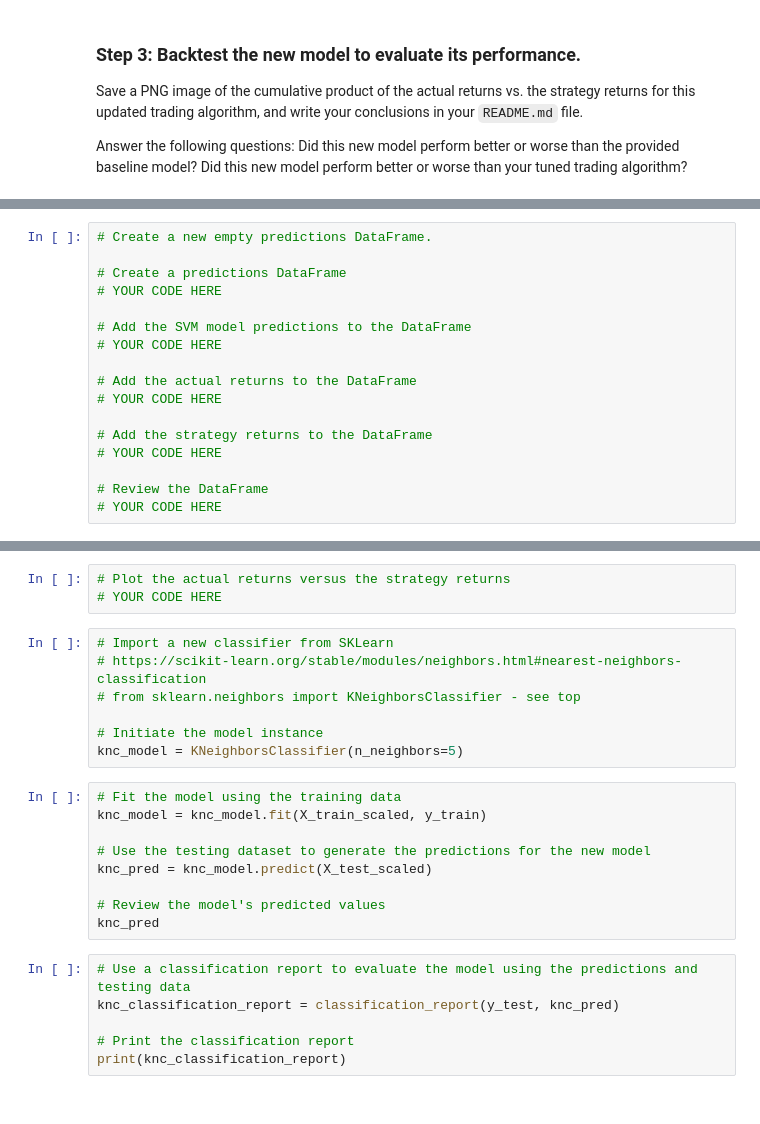
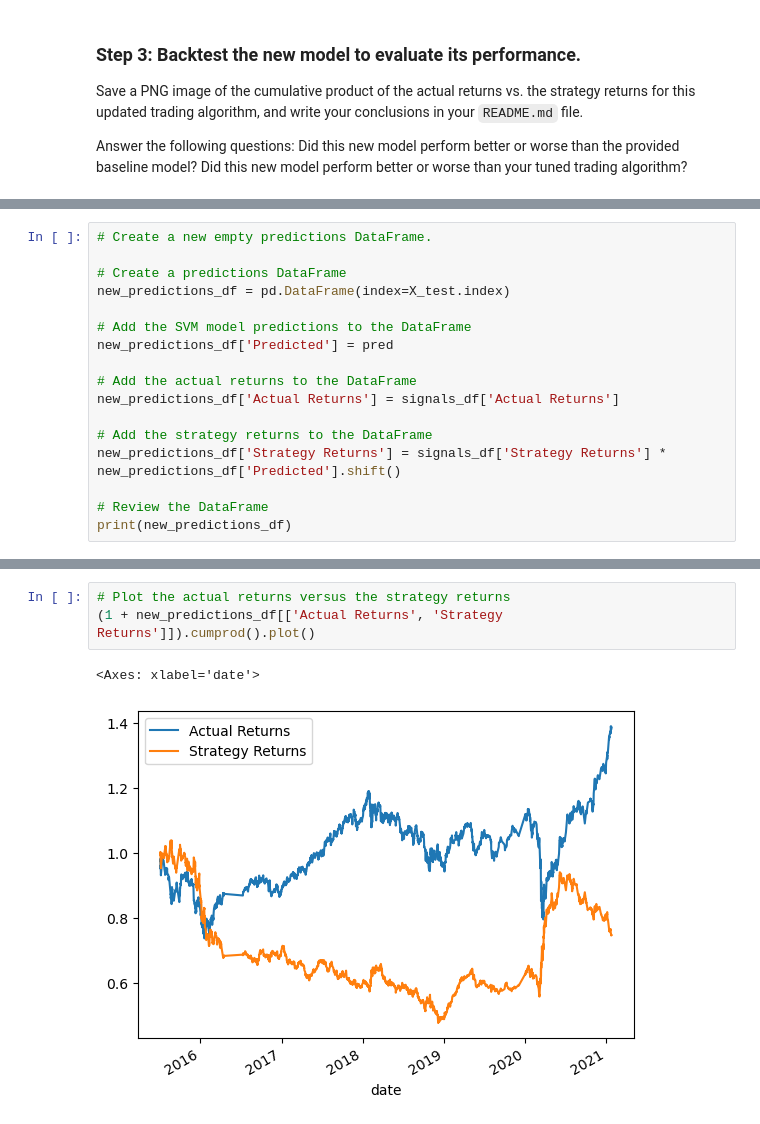
Before and after one commit to cannabbeers/14_algorithmic_trading, a Jupyter notebook: machine_learning_trading_bot.ipynb, the cells around one changed output, grey strips where cells are left out. Drawn from its saved outputs; the diff is of its cells as text.

```diff
--- a/machine_learning_trading_bot.ipynb
+++ b/machine_learning_trading_bot.ipynb
@@ -334,16 +537,16 @@ Did this new model perform better or worse than your tuned trading algorithm?
 # Create a new empty predictions DataFrame.
 
 # Create a predictions DataFrame
-# YOUR CODE HERE
+new_predictions_df = pd.DataFrame(index=X_test.index)
 
 # Add the SVM model predictions to the DataFrame
-# YOUR CODE HERE
+new_predictions_df['Predicted'] = pred
 
 # Add the actual returns to the DataFrame
-# YOUR CODE HERE
+new_predictions_df['Actual Returns'] = signals_df['Actual Returns']
 
 # Add the strategy returns to the DataFrame
-# YOUR CODE HERE
+new_predictions_df['Strategy Returns'] = signals_df['Strategy Returns'] * new_predictions_df['Predicted'].shift()
 
 # Review the DataFrame
-# YOUR CODE HERE
+print(new_predictions_df)
@@ -350,25 +569,6 @@ Did this new model perform better or worse than your tuned trading algorithm?
 # %%
 # Plot the actual returns versus the strategy returns
-# YOUR CODE HERE
+(1 + new_predictions_df[['Actual Returns', 'Strategy Returns']]).cumprod().plot()
+# %% [output]
+<Axes: xlabel='date'>
+[figure, added]
-# %%
-# Import a new classifier from SKLearn
-# https://scikit-learn.org/stable/modules/neighbors.html#nearest-neighbors-classification
-# from sklearn.neighbors import KNeighborsClassifier - see top
-
-# Initiate the model instance
-knc_model = KNeighborsClassifier(n_neighbors=5)
-# %%
-# Fit the model using the training data
-knc_model = knc_model.fit(X_train_scaled, y_train)
-
-# Use the testing dataset to generate the predictions for the new model
-knc_pred = knc_model.predict(X_test_scaled)
-
-# Review the model's predicted values
-knc_pred
-# %%
-# Use a classification report to evaluate the model using the predictions and testing data
-knc_classification_report = classification_report(y_test, knc_pred)
-
-# Print the classification report
-print(knc_classification_report)
```
Also changed, not shown: parts of 23 cells of this notebook, 3 other files.
